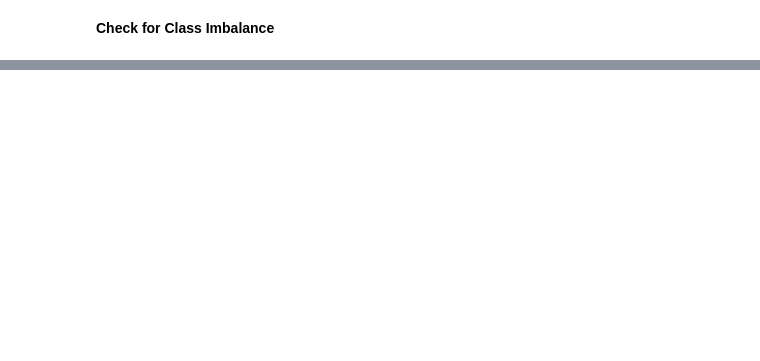
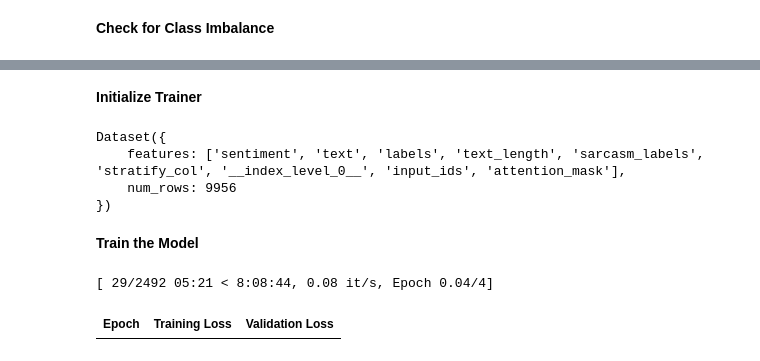
Before and after one commit to akpanitorobong/7120CEM-Natural_Language_Processing, a Jupyter notebook: 7120_CW2.ipynb, the cells around one changed output, grey strips where cells are left out. Drawn from its saved outputs; the diff is of its cells as text; code cells hidden in the pictures; blank space fills up the shorter version.

```diff
--- a/7120_CW2.ipynb
+++ b/7120_CW2.ipynb
@@ -830,0 +996,16 @@ plt.show()
+# %%
+training_args = TrainingArguments(
+    output_dir="./sarcasm_aware_model",
+    evaluation_strategy="epoch",
+    save_strategy="epoch",
+    logging_dir="./logs",
+    learning_rate=2e-5,
+    per_device_train_batch_size=16,
+    per_device_eval_batch_size=32,
+    num_train_epochs=3,
+    weight_decay=0.01,
+    load_best_model_at_end=True,
+    metric_for_best_model="eval_loss",
+    save_total_limit=2,
+    logging_steps=10,
+)
@@ -830,0 +1014,4 @@ plt.show()
+# %%
+# Initialize model config
+config = DistilBertConfig.from_pretrained("distilbert-base-uncased")
+model = SarcasmAwareSentimentModel(config)
@@ -830,0 +1020,31 @@ plt.show()
+# %%
+def compute_metrics(eval_pred):
+    logits, labels = eval_pred
+    preds = logits.argmax(-1)
+    acc = accuracy_score(labels, preds)
+    return {"accuracy": acc}
+# %% [markdown]
+**Initialize Trainer**
+# %%
+train_dataset
+# %% [output]
+Dataset({
+    features: ['sentiment', 'text', 'labels', 'text_length', 'sarcasm_labels', 'stratify_col', '__index_level_0__', 'input_ids', 'attention_mask'],
+    num_rows: 9956
+})
+# %%
+multi_task_trainer = MultiTaskTrainer(
+    model=model,
+    args=training_args,
+    train_dataset=train_dataset,
+    eval_dataset=test_dataset,
+    tokenizer=tokenizer,
+    compute_metrics=compute_metrics,
+)
+# %% [markdown]
+**Train the Model**
+# %%
+multi_task_trainer.train()
+# %% [output]
+[ 29/2492 05:21 < 8:08:44, 0.08 it/s, Epoch 0.04/4]
+| Epoch | Training Loss | Validation Loss |
```
Also changed, not shown: parts of 90 cells of this notebook.
